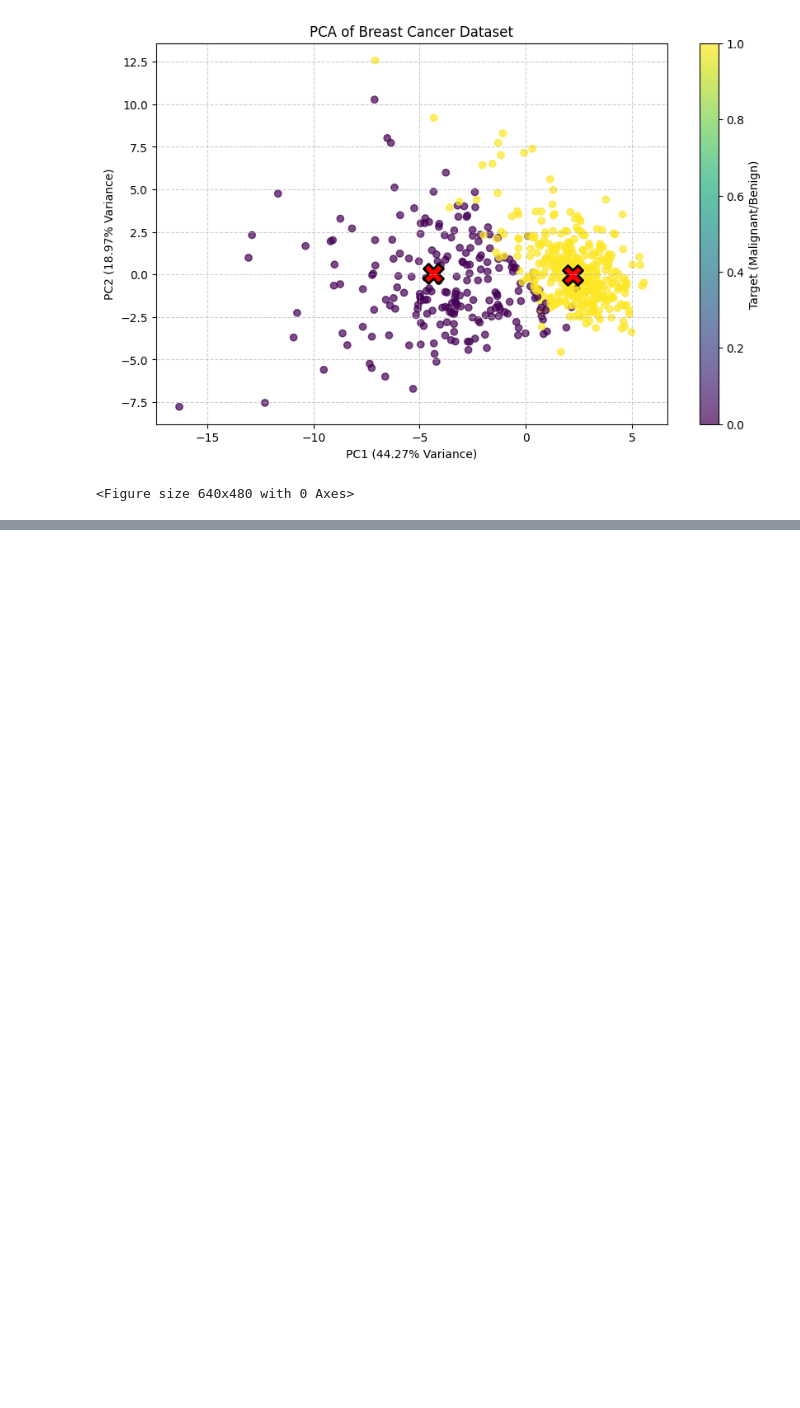
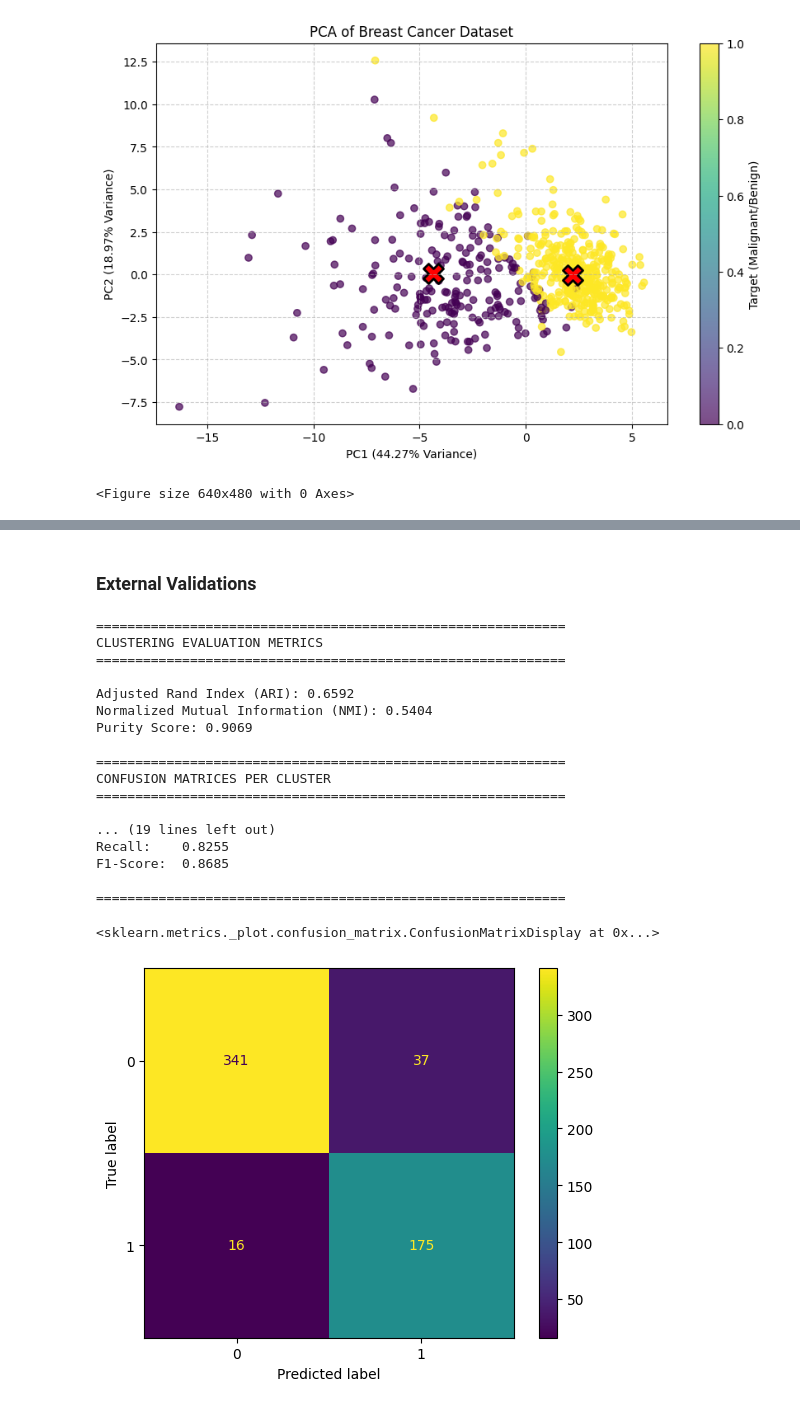
Before and after one commit to abdelrahman7124/Machine-Learning-lab-4, a Jupyter notebook: pca&kmeans.ipynb, the cells around one changed output, grey strips where cells are left out. Saved outputs shown, nothing was run; the diff lists cells and outputs as text; code cells hidden in the pictures; blank space fills up the shorter version.

Commit message:
added the external validations

```diff
--- a/pca&kmeans.ipynb
+++ b/pca&kmeans.ipynb
@@ -543,0 +669,66 @@ Explained Variance Ratio: [0.44272026 0.18971182]
+# %% [markdown]
+### External Validations
+# %%
+
+confusionMatrices = confusionMatrix(kmeans.labels_, y)
+
+ari = AdjustedRandIndex(kmeans.labels_, y)
+nmi = normalized_mutual_info(kmeans.labels_, y)
+purity_score = purity(kmeans.labels_, y)
+
+print("=" * 60)
+print("CLUSTERING EVALUATION METRICS")
+print("=" * 60)
+
+print(f"\nAdjusted Rand Index (ARI): {ari:.4f}")
+print(f"Normalized Mutual Information (NMI): {nmi:.4f}")
+print(f"Purity Score: {purity_score:.4f}")
+
+print("\n" + "=" * 60)
+print("CONFUSION MATRICES PER CLUSTER")
+print("=" * 60)
+
+for i, cm in enumerate(confusionMatrices):
+    print(f"\nCluster {i}:")
+    print(f"Confusion Matrix:\n{cm}")
+    print(f"Format: [[TP={cm[0,0]}, FP={cm[0,1]}]")
+    print(f"         [FN={cm[1,0]}, TN={cm[1,1]}]]")
+
+    # Calculate metrics for this cluster
+    tp, fp = cm[0, 0], cm[0, 1]
+    fn, tn = cm[1, 0], cm[1, 1]
+
+    accuracy = (tp + tn) / (tp + fp + fn + tn) if (tp + fp + fn + tn) > 0 else 0
+    precision = tp / (tp + fp) if (tp + fp) > 0 else 0
+    recall = tp / (tp + fn) if (tp + fn) > 0 else 0
+    f1 = 2 * (precision * recall) / (precision + recall) if (precision + recall) > 0 else 0
+
+    print(f"Accuracy:  {accuracy:.4f}")
+    print(f"Precision: {precision:.4f}")
+    print(f"Recall:    {recall:.4f}")
+    print(f"F1-Score:  {f1:.4f}")
+
+print("\n" + "=" * 60)
+
+display=ConfusionMatrixDisplay(confusion_matrix=confusionMatrices[0])
+display.plot()
+# %% [output]
+============================================================
+CLUSTERING EVALUATION METRICS
+============================================================
+
+Adjusted Rand Index (ARI): 0.6592
+Normalized Mutual Information (NMI): 0.5404
+Purity Score: 0.9069
+
+============================================================
+CONFUSION MATRICES PER CLUSTER
+============================================================
+
+... (19 lines left out)
+Recall:    0.8255
+F1-Score:  0.8685
+
+============================================================
+<sklearn.metrics._plot.confusion_matrix.ConfusionMatrixDisplay at 0x...>
+[figure, added]
```
Also changed, not shown: parts of 7 cells of this notebook, 1 other file.
